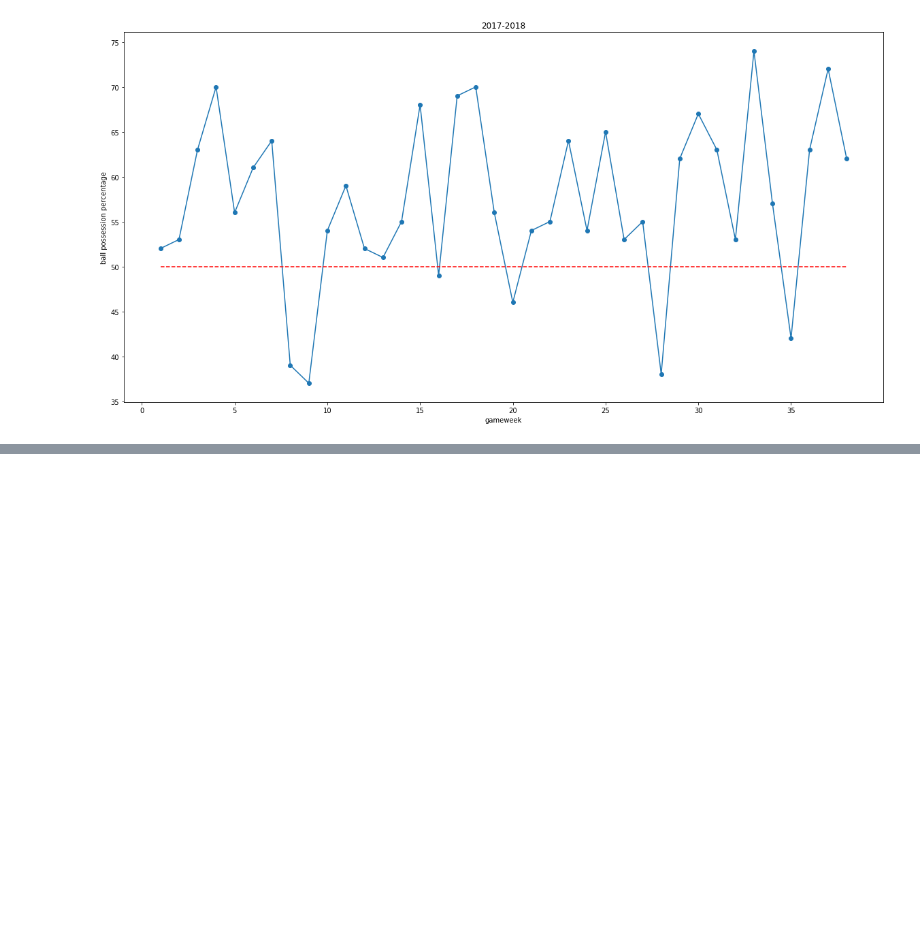
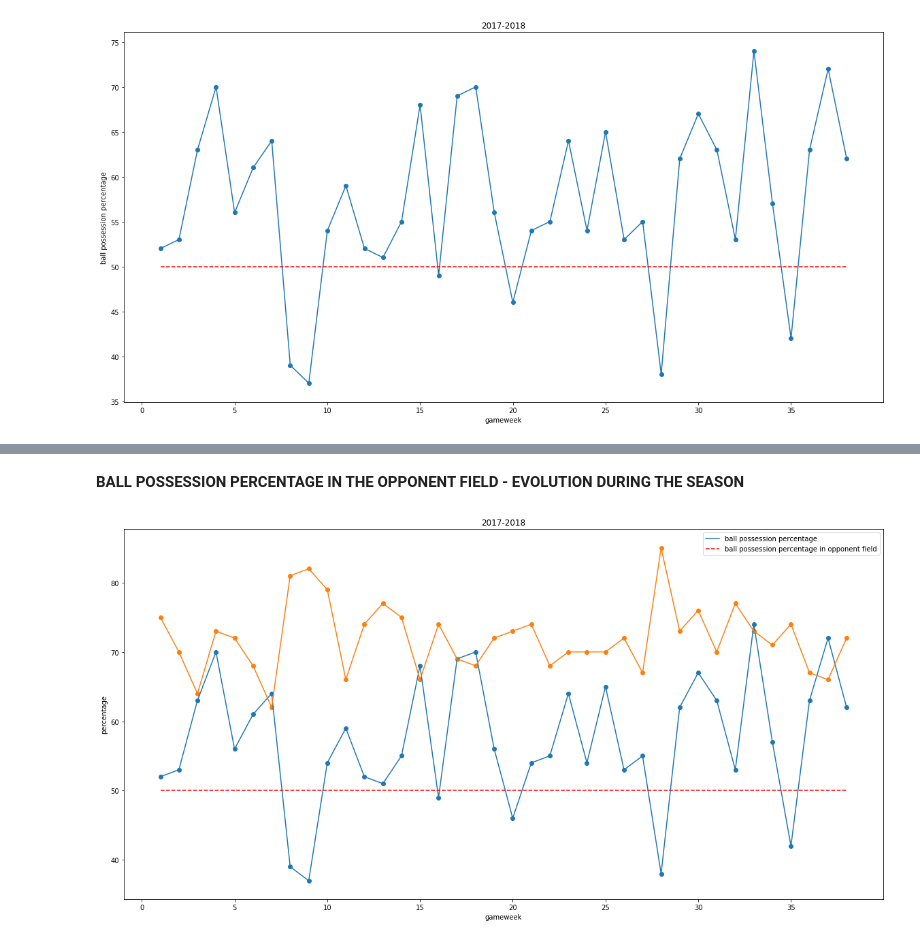
Before and after one commit to maurosamarelli/Inter_2017_2018, a Jupyter notebook: 06 ball_possession_analysis.ipynb, the cells around one changed output, grey strips where cells are left out. Cells and saved outputs as stored; diff of their text form; code cells hidden in the pictures; blank space fills up the shorter version.

```diff
--- a/06 ball_possession_analysis.ipynb
+++ b/06 ball_possession_analysis.ipynb
@@ -107,7 +107,8 @@ ft_first_match_events.tail(3)
     phase == "duels": restituisce il tempo di palla contesa
     phase == "stop": restituisce il tempo di gioco fermo
 '''
-def calculate_phase_time(data, phase="possession"):
+def calculate_phase_time(data, phase="possession", x_range=-1):
+    data = data.query("x_start > " + str(x_range) + " and x_end > " + str(x_range))
     time_poss = 0
     for i in range(len(data)-1):
         event = data.iloc[i]
@@ -190,0 +194,15 @@ plt.show()
+# %%
+ball_possession_percentage_opponent_field = dict()
+for match in inter_matches_events.matchId.unique():
+    ht = inter_matches_events.query("matchId == " + str(match) + " and matchPeriod == '1H'")
+    ft = inter_matches_events.query("matchId == " + str(match) + " and matchPeriod == '2H'")
+    ht = get_next_event_time(ht)
+    ft = get_next_event_time(ft)
+    time_possession = calculate_phase_time(ht, "possession") + calculate_phase_time(ft, "possession")
+    time_possession_1 = calculate_phase_time(ht, "possession", 50) + calculate_phase_time(ft, "possession", 50)
+    ball_possession_percentage_opponent_field[match] = int(round(time_possession / (time_possession + time_possession_1) * 100))
+# %%
+inter_matches["ball_possession_percentage_opponent_field"] = 0
+for match_id in ball_possession_percentage_opponent_field:
+    inter_matches.at[inter_matches.wyId == match_id, "ball_possession_percentage_opponent_field"] = ball_possession_percentage_opponent_field[match_id]
+inter_matches.head(5)
@@ -190,0 +217,17 @@ plt.show()
+# %% [markdown]
+**BALL POSSESSION PERCENTAGE IN THE OPPONENT FIELD - EVOLUTION DURING THE SEASON**
+# %%
+inter_matches = inter_matches.sort_values(by="gameweek")
+plt.figure(figsize=(20, 10))
+plt.plot(inter_matches.gameweek, inter_matches.ball_possession_percentage)
+plt.plot(inter_matches.gameweek, [50] * 38, linestyle="--", color="red")
+plt.scatter(inter_matches.gameweek, inter_matches.ball_possession_percentage)
+plt.plot(inter_matches.gameweek, inter_matches.ball_possession_percentage_opponent_field)
+plt.scatter(inter_matches.gameweek, inter_matches.ball_possession_percentage_opponent_field)
+plt.title("2017-2018")
+plt.xlabel("gameweek")
+plt.ylabel("percentage")
+plt.legend(["ball possession percentage", "ball possession percentage in opponent field"])
+plt.show()
+# %% [output]
+[figure, added]
```
Also changed, not shown: parts of 2 cells of this notebook.
